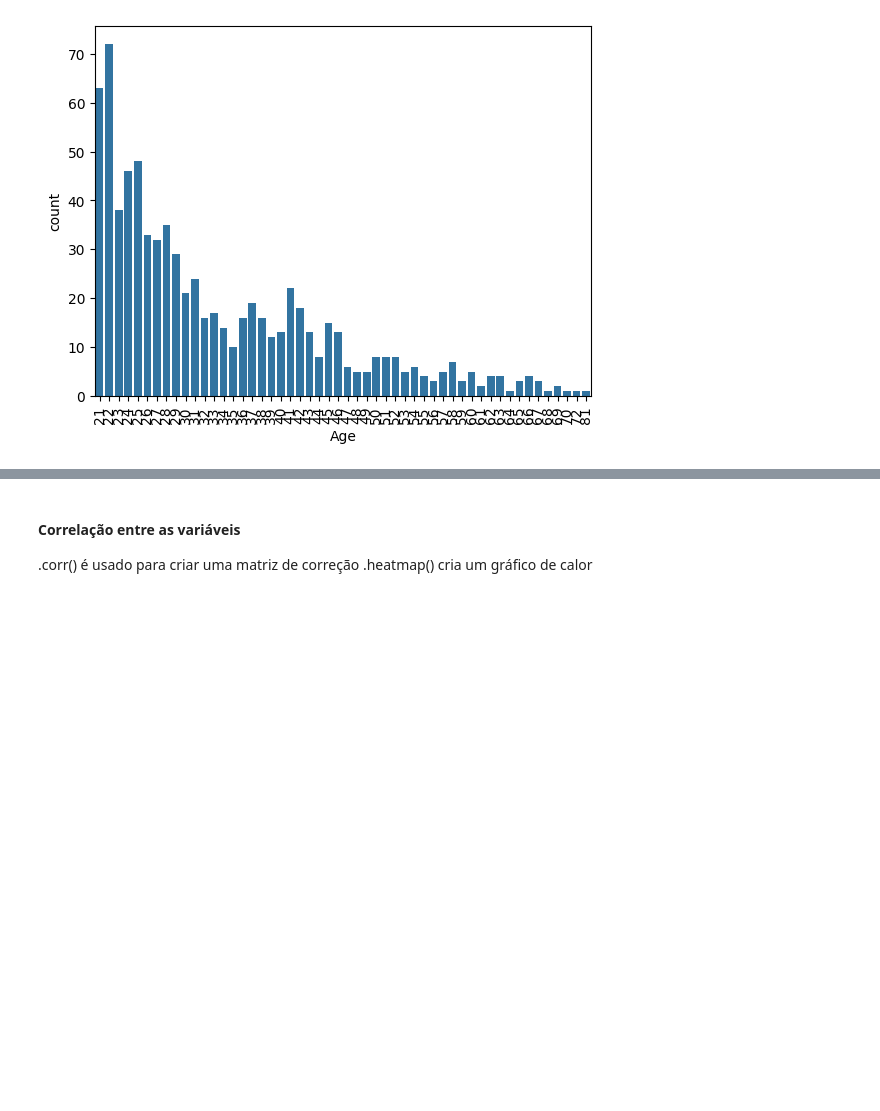
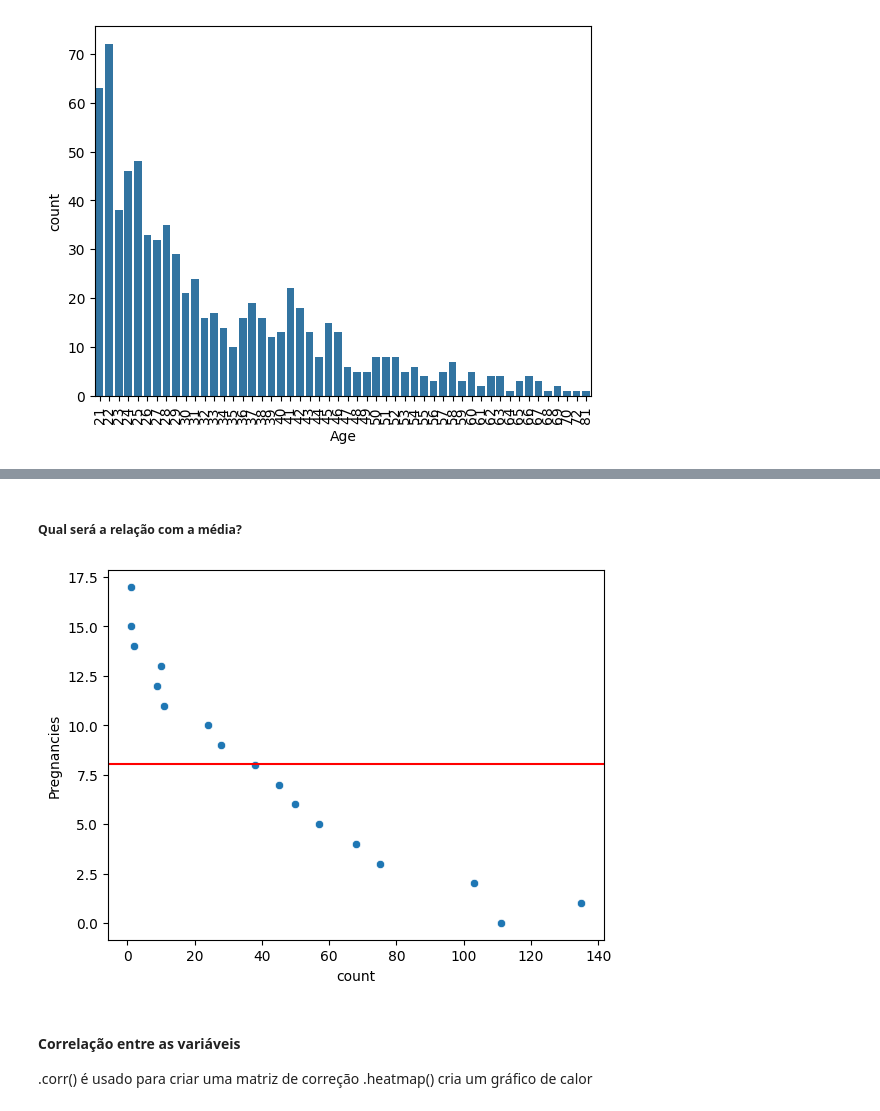
Before and after one commit to brfiso/Introducao_Ao_Python_Para_Ciencia_De_Dados, a Jupyter notebook: 2_Analise_Diabetes.ipynb, the cells around one changed output, grey strips where cells are left out. Drawn from its saved outputs; the diff is of its cells as text; code cells hidden in the pictures; blank space fills up the shorter version.

```diff
--- a/2_Analise_Diabetes.ipynb
+++ b/2_Analise_Diabetes.ipynb
@@ -88,3 +110,19 @@ plt.show()
+# %% [markdown]
+##### Qual será a relação com a média?
+# %%
+df_pregnancies = df['Pregnancies'].value_counts()
+df_pregnancies = df_pregnancies.reset_index()
+
+pregnancies_mean = df_pregnancies['Pregnancies'].mean()
+
+# df_pregnancies
+plt.Figure()
+sns.scatterplot(df_pregnancies, y='Pregnancies', x='count')
+plt.axhline(pregnancies_mean, color='red')
+
+plt.show()
+# %% [output]
+[figure, added]
 # %% [markdown]
 #### Correlação entre as variáveis
 .corr() é usado para criar uma matriz de correção
```
Also changed, not shown: parts of 12 cells of this notebook, 1 other file.
